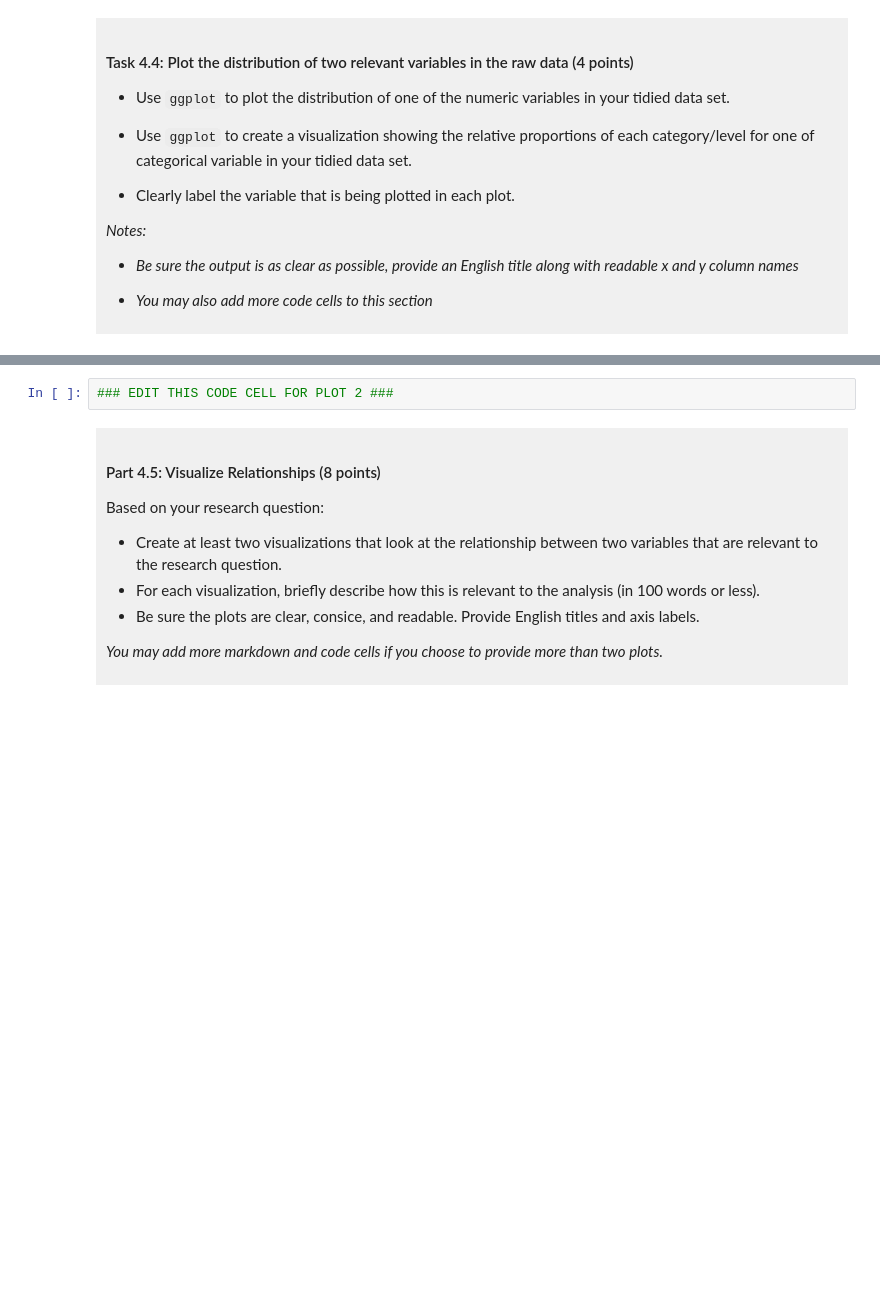
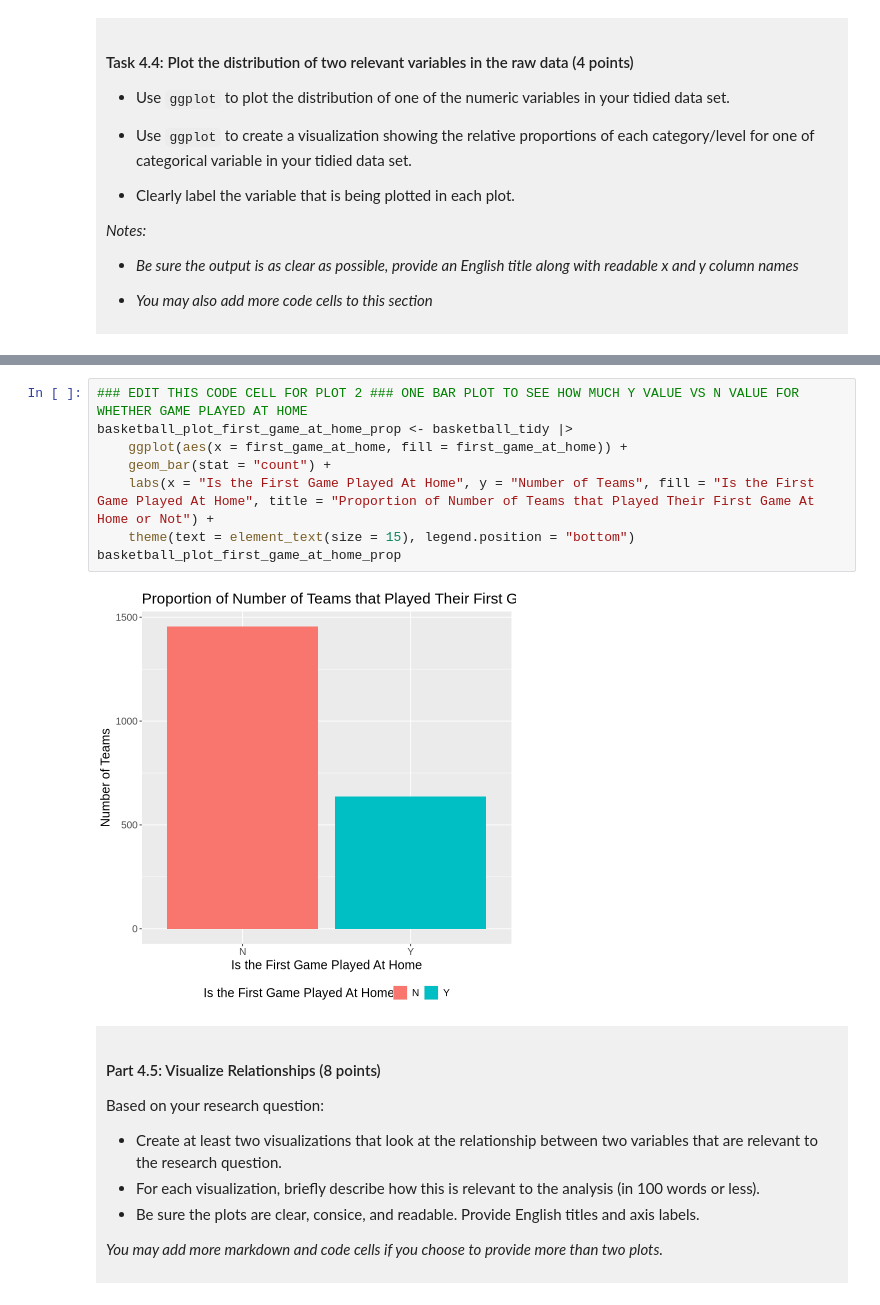
Before and after one commit to naomiyyu/dsci-100-project-naomi-yu, a Jupyter notebook: dsci-100-project-notebook.ipynb, the cells around one changed output, grey strips where cells are left out. Saved outputs shown, nothing was run; the diff lists cells and outputs as text; blank space fills up the shorter version.

```diff
--- a/dsci-100-project-notebook.ipynb
+++ b/dsci-100-project-notebook.ipynb
@@ -303,5 +335,13 @@ You will refine your research question (if needed) and produce a tidy data set.
 # %%
-### EDIT THIS CODE CELL FOR PLOT 2 ###
+### EDIT THIS CODE CELL FOR PLOT 2 ### ONE BAR PLOT TO SEE HOW MUCH Y VALUE VS N VALUE FOR WHETHER GAME PLAYED AT HOME
+basketball_plot_first_game_at_home_prop <- basketball_tidy |>
+    ggplot(aes(x = first_game_at_home, fill = first_game_at_home)) +
+    geom_bar(stat = "count") +
+    labs(x = "Is the First Game Played At Home", y = "Number of Teams", fill = "Is the First Game Played At Home", title = "Proportion of Number of Teams that Played Their First Game At Home or Not") +
+    theme(text = element_text(size = 15), legend.position = "bottom")
+basketball_plot_first_game_at_home_prop
+# %% [output]
+[figure, added]
 # %% [markdown]
 <div style="background-color: #f0f0f0; padding: 10px;">
 
```
Also changed, not shown: parts of 12 cells of this notebook.
